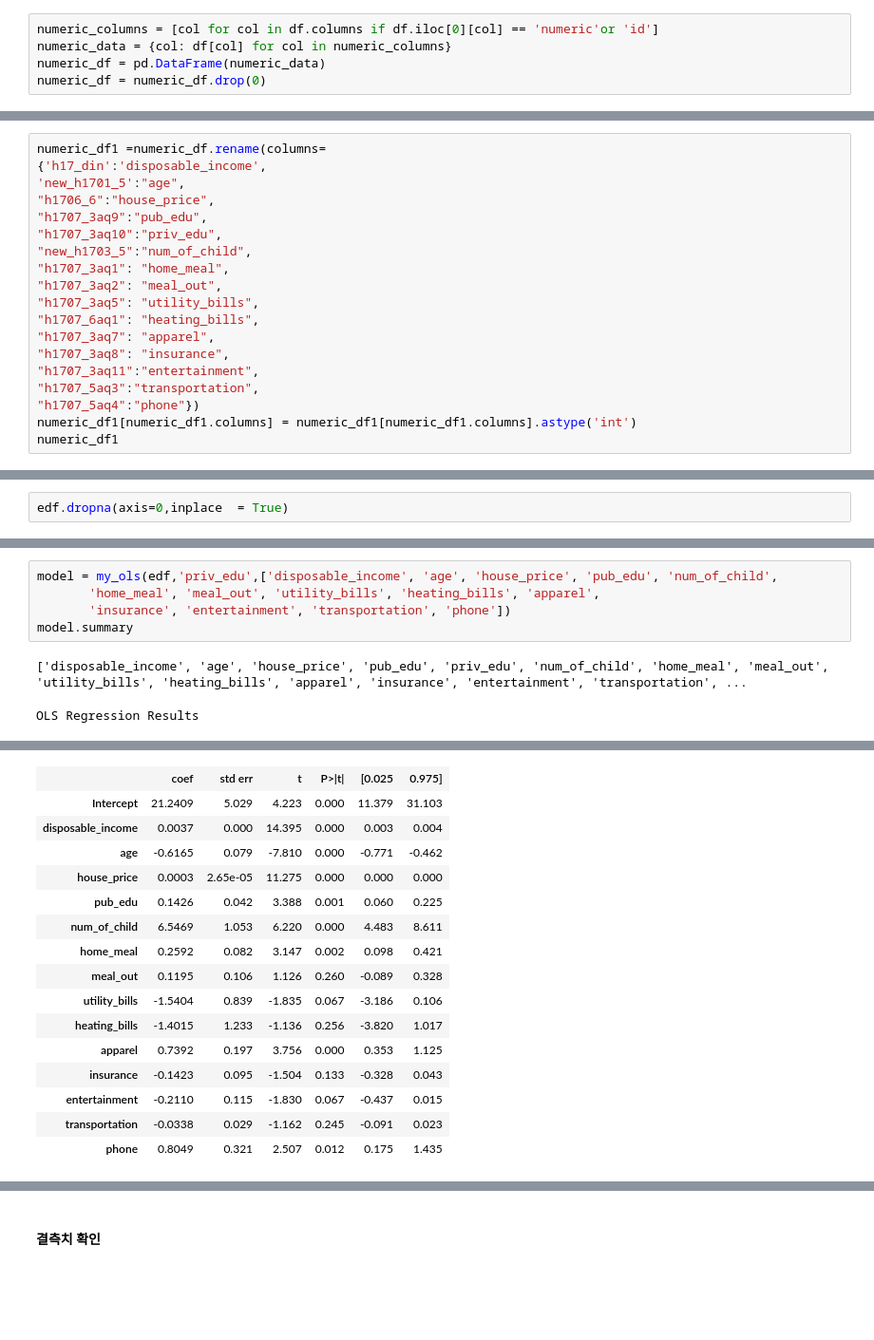
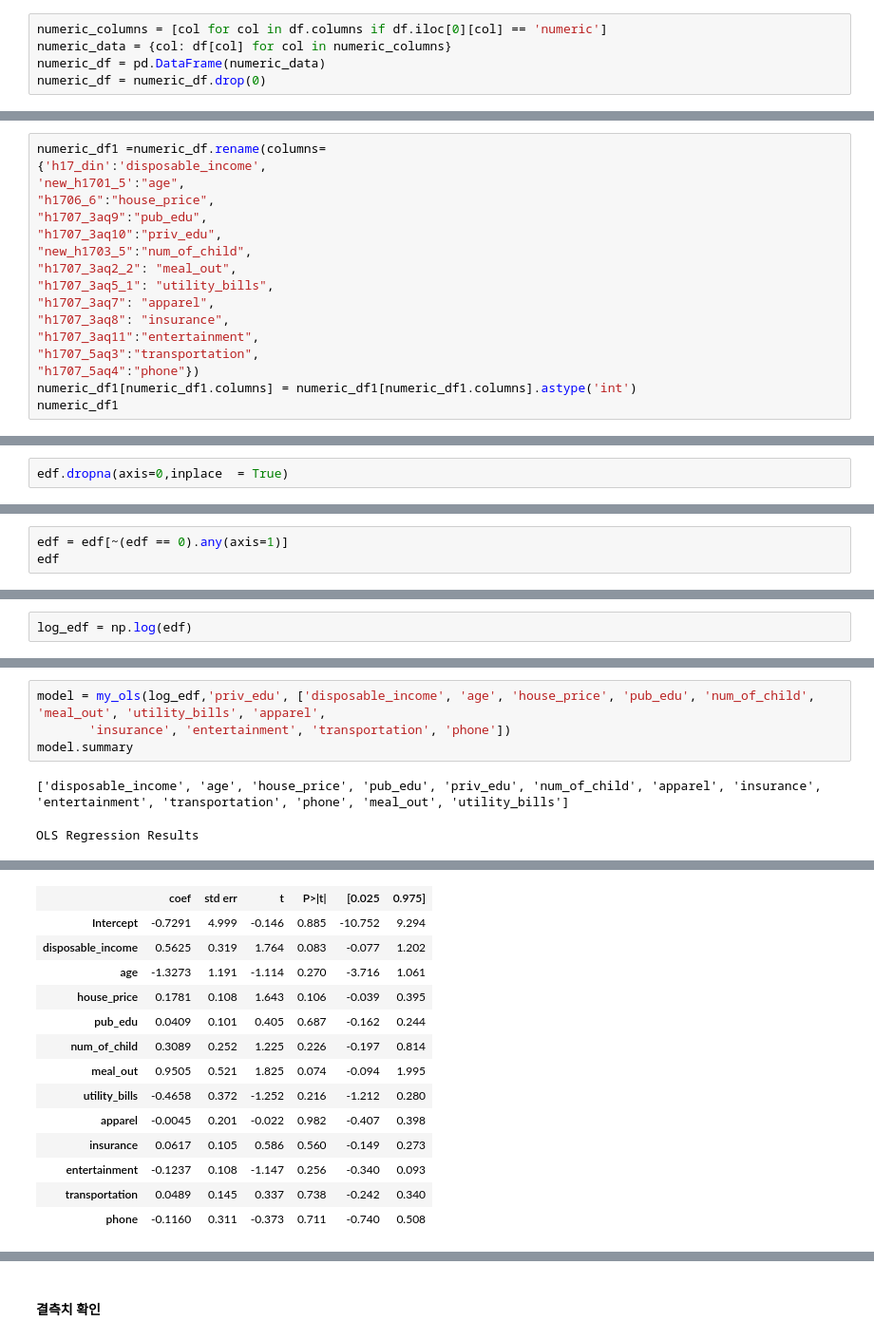
Before and after one commit to yooninsu/Project, a Jupyter notebook: Welfare/project_welfare.ipynb, the cells around one changed output, grey strips where cells are left out. Shown: that part at 95% size. Saved outputs shown, nothing was run; the diff lists cells and outputs as text; blank space fills up the shorter version.

```diff
--- a/Welfare/project_welfare.ipynb
+++ b/Welfare/project_welfare.ipynb
@@ -40,5 +41,5 @@ df
 # %%
-numeric_columns = [col for col in df.columns if df.iloc[0][col] == 'numeric'or 'id']
+numeric_columns = [col for col in df.columns if df.iloc[0][col] == 'numeric']
 numeric_data = {col: df[col] for col in numeric_columns}
 numeric_df = pd.DataFrame(numeric_data)
 numeric_df = numeric_df.drop(0)
@@ -66,10 +67,8 @@ numeric_df1 =numeric_df.rename(columns=
 "h1707_3aq9":"pub_edu",
 "h1707_3aq10":"priv_edu",
 "new_h1703_5":"num_of_child",
-"h1707_3aq1": "home_meal",
-"h1707_3aq2": "meal_out",
-"h1707_3aq5": "utility_bills",
-"h1707_6aq1": "heating_bills",
+"h1707_3aq2_2": "meal_out",
+"h1707_3aq5_1": "utility_bills",
 "h1707_3aq7": "apparel",
 "h1707_3aq8": "insurance",
 "h1707_3aq11":"entertainment",
@@ -175,0 +173,3 @@ dtype: int64
+# %%
+edf = edf[~(edf == 0).any(axis=1)]
+edf
@@ -175,0 +190,2 @@ dtype: int64
+# %%
+log_edf = np.log(edf)
@@ -176,8 +215,7 @@ dtype: int64
 # %%
-model = my_ols(edf,'priv_edu',['disposable_income', 'age', 'house_price', 'pub_edu', 'num_of_child',
-       'home_meal', 'meal_out', 'utility_bills', 'heating_bills', 'apparel',
+model = my_ols(log_edf,'priv_edu', ['disposable_income', 'age', 'house_price', 'pub_edu', 'num_of_child', 'meal_out', 'utility_bills', 'apparel',
        'insurance', 'entertainment', 'transportation', 'phone'])
 model.summary
 # %% [output]
-['disposable_income', 'age', 'house_price', 'pub_edu', 'priv_edu', 'num_of_child', 'home_meal', 'meal_out', 'utility_bills', 'heating_bills', 'apparel', 'insurance', 'entertainment', 'transportation', ...
+['disposable_income', 'age', 'house_price', 'pub_edu', 'priv_edu', 'num_of_child', 'apparel', 'insurance', 'entertainment', 'transportation', 'phone', 'meal_out', 'utility_bills']
 OLS Regression Results
@@ -192,17 +230,15 @@ OLS Regression Results
 | Covariance Type: | nonrobust |  |  |
 |  | coef | std err | t | P>|t| | [0.025 | 0.975] |
-| Intercept | 21.2409 | 5.029 | 4.223 | 0.000 | 11.379 | 31.103 |
-| disposable_income | 0.0037 | 0.000 | 14.395 | 0.000 | 0.003 | 0.004 |
-| age | -0.6165 | 0.079 | -7.810 | 0.000 | -0.771 | -0.462 |
-| house_price | 0.0003 | 2.65e-05 | 11.275 | 0.000 | 0.000 | 0.000 |
-| pub_edu | 0.1426 | 0.042 | 3.388 | 0.001 | 0.060 | 0.225 |
-| num_of_child | 6.5469 | 1.053 | 6.220 | 0.000 | 4.483 | 8.611 |
-| home_meal | 0.2592 | 0.082 | 3.147 | 0.002 | 0.098 | 0.421 |
-| meal_out | 0.1195 | 0.106 | 1.126 | 0.260 | -0.089 | 0.328 |
-| utility_bills | -1.5404 | 0.839 | -1.835 | 0.067 | -3.186 | 0.106 |
-| heating_bills | -1.4015 | 1.233 | -1.136 | 0.256 | -3.820 | 1.017 |
-| apparel | 0.7392 | 0.197 | 3.756 | 0.000 | 0.353 | 1.125 |
-| insurance | -0.1423 | 0.095 | -1.504 | 0.133 | -0.328 | 0.043 |
-| entertainment | -0.2110 | 0.115 | -1.830 | 0.067 | -0.437 | 0.015 |
-| transportation | -0.0338 | 0.029 | -1.162 | 0.245 | -0.091 | 0.023 |
-| phone | 0.8049 | 0.321 | 2.507 | 0.012 | 0.175 | 1.435 |
+| Intercept | -0.7291 | 4.999 | -0.146 | 0.885 | -10.752 | 9.294 |
+| disposable_income | 0.5625 | 0.319 | 1.764 | 0.083 | -0.077 | 1.202 |
+| age | -1.3273 | 1.191 | -1.114 | 0.270 | -3.716 | 1.061 |
+| house_price | 0.1781 | 0.108 | 1.643 | 0.106 | -0.039 | 0.395 |
+| pub_edu | 0.0409 | 0.101 | 0.405 | 0.687 | -0.162 | 0.244 |
+| num_of_child | 0.3089 | 0.252 | 1.225 | 0.226 | -0.197 | 0.814 |
+| meal_out | 0.9505 | 0.521 | 1.825 | 0.074 | -0.094 | 1.995 |
+| utility_bills | -0.4658 | 0.372 | -1.252 | 0.216 | -1.212 | 0.280 |
+| apparel | -0.0045 | 0.201 | -0.022 | 0.982 | -0.407 | 0.398 |
+| insurance | 0.0617 | 0.105 | 0.586 | 0.560 | -0.149 | 0.273 |
+| entertainment | -0.1237 | 0.108 | -1.147 | 0.256 | -0.340 | 0.093 |
+| transportation | 0.0489 | 0.145 | 0.337 | 0.738 | -0.242 | 0.340 |
+| phone | -0.1160 | 0.311 | -0.373 | 0.711 | -0.740 | 0.508 |
```
Also changed, not shown: parts of 50 cells of this notebook, 1 other file.
